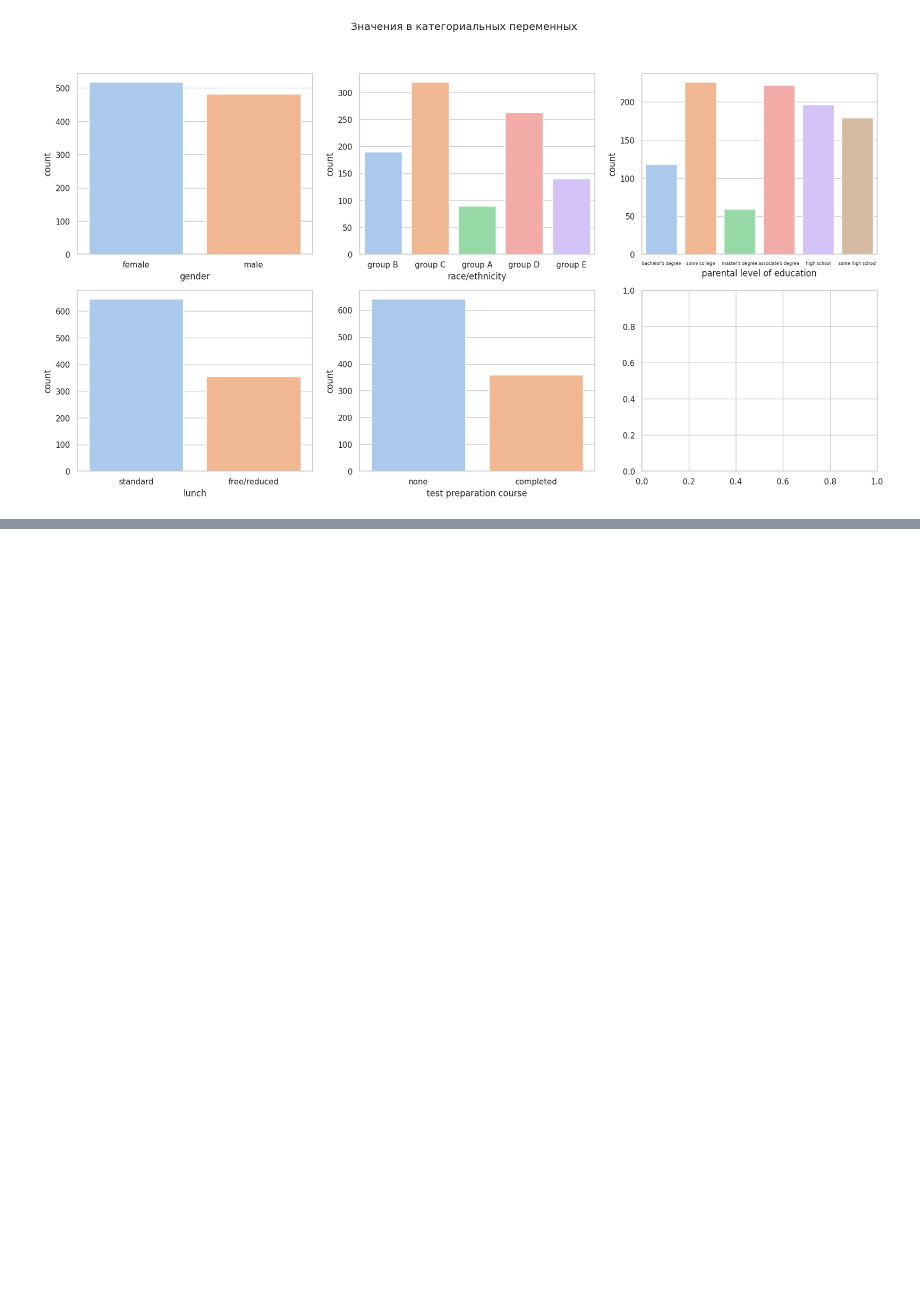
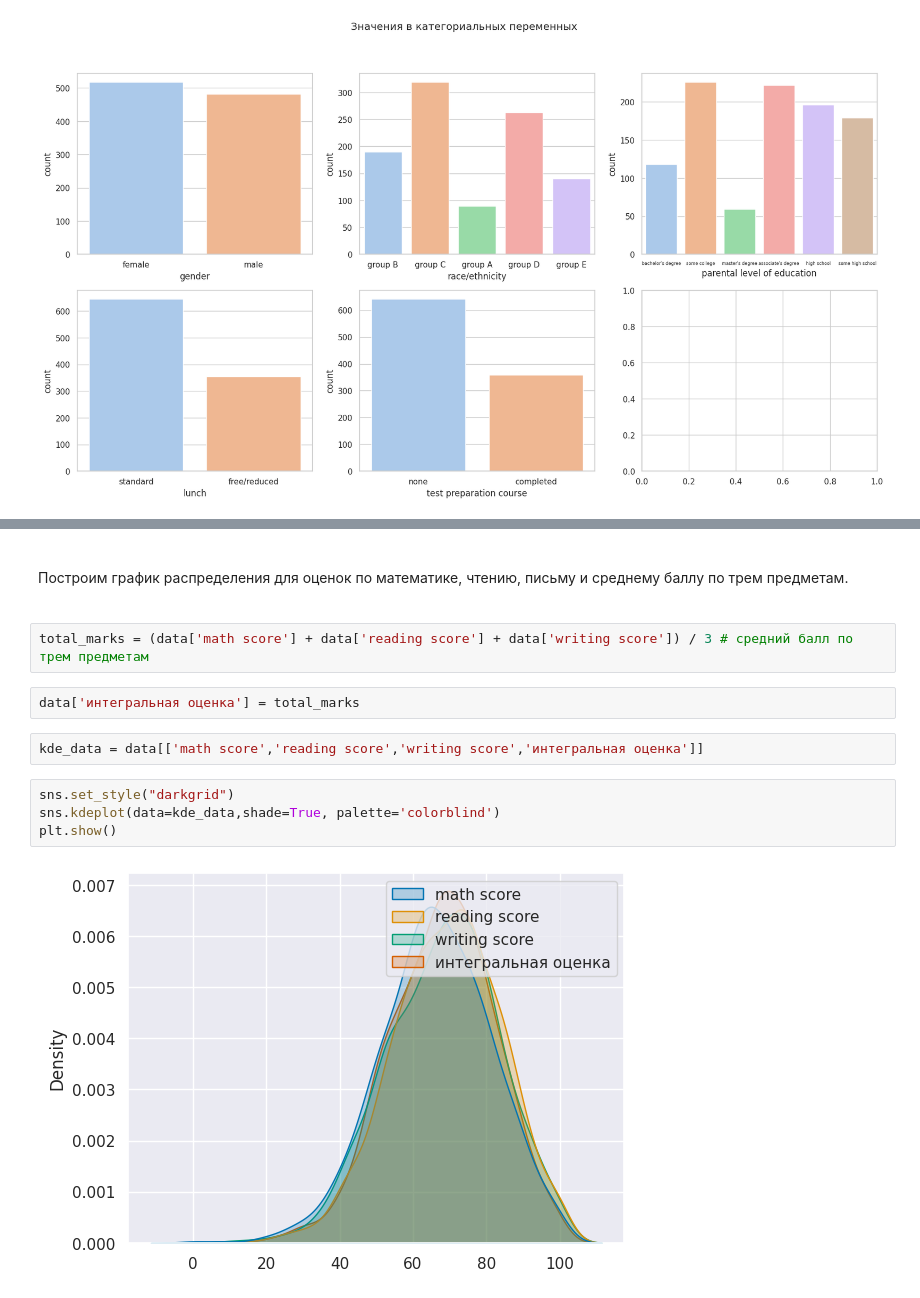
Before and after one commit to 1mmo/data-analysis-handbook, a Jupyter notebook: handbook/Working with data/exploratory_analysis.ipynb, the cells around one changed output, grey strips where cells are left out. Drawn from its saved outputs; the diff is of its cells as text; blank space fills up the shorter version.

```diff
--- a/handbook/Working with data/exploratory_analysis.ipynb
+++ b/handbook/Working with data/exploratory_analysis.ipynb
@@ -262,0 +307,16 @@ for i in range(len(categorical_columns)):
+# %% [markdown]
+<br>
+Построим график распределения для оценок по математике, чтению, письму и среднему баллу по трем предметам.<br>
+<br>
+# %%
+total_marks = (data['math score'] + data['reading score'] + data['writing score']) / 3 # средний балл по трем предметам
+# %%
+data['интегральная оценка'] = total_marks
+# %%
+kde_data = data[['math score','reading score','writing score','интегральная оценка']]
+# %%
+sns.set_style("darkgrid")
+sns.kdeplot(data=kde_data,shade=True, palette='colorblind')
+plt.show()
+# %% [output]
+[figure, added]
```
Also changed, not shown: parts of 11 cells of this notebook.
